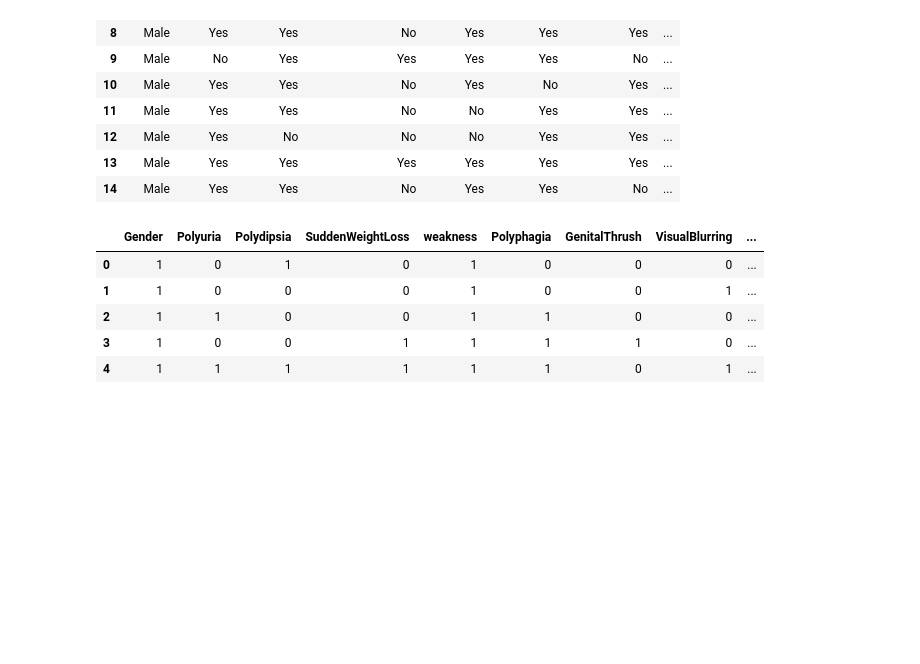
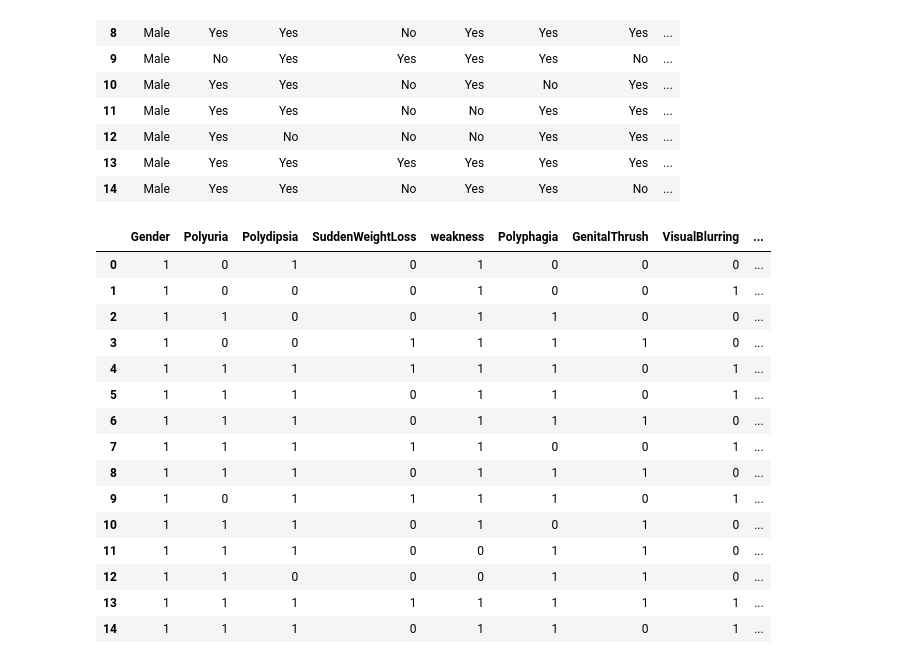
Before and after one commit to pdpavandesai/MergingDiabetesData, a Jupyter notebook: DuttaDatasetAnalysis.ipynb, the cells around one changed output. Drawn from its saved outputs; the diff is of its cells as text; code cells hidden in the pictures; blank space fills up the shorter version.

```diff
--- a/DuttaDatasetAnalysis.ipynb
+++ b/DuttaDatasetAnalysis.ipynb
@@ -396,8 +396,8 @@ selectedFeatures = ['Gender',
  'visual blurring',
  'partial paresis',
  'Alopecia']
-dataForMerging = duttaDataset_Actual_Copy[selectedFeatures].copy()
-dataForMerging.head(15)
+duttaDataset_Actual_Copy = duttaDataset_Actual_Copy[selectedFeatures]
+duttaDataset_Actual_Copy.head(15)
 # %% [output]
 |  | Gender | Polyuria | Polydipsia | sudden weight loss | weakness | Polyphagia | Genital thrush | ... |
 | 0 | Male | No | Yes | No | Yes | No | No | ... |
@@ -421,19 +418,32 @@ dataForMerging.rename(columns = {'sudden weight loss':'SuddenWeightLoss','Genita
 # %%
-dataForMerging['Gender'] = LabelEncoder().fit_transform(dataForMerging.Gender)
-dataForMerging['Polyuria'] = LabelEncoder().fit_transform(dataForMerging.Polyuria)
-dataForMerging['Polydipsia'] = LabelEncoder().fit_transform(dataForMerging.Polydipsia)
-dataForMerging['SuddenWeightLoss'] = LabelEncoder().fit_transform(dataForMerging.SuddenWeightLoss)
-dataForMerging['weakness'] = LabelEncoder().fit_transform(dataForMerging.weakness)
-dataForMerging['Polyphagia'] = LabelEncoder().fit_transform(dataForMerging.Polyphagia)
-dataForMerging['GenitalThrush'] = LabelEncoder().fit_transform(dataForMerging.GenitalThrush)
-dataForMerging['VisualBlurring'] = LabelEncoder().fit_transform(dataForMerging.VisualBlurring)
-dataForMerging['PartialParesis'] = LabelEncoder().fit_transform(dataForMerging.PartialParesis)
-dataForMerging['Alopecia'] = LabelEncoder().fit_transform(dataForMerging.Alopecia)
-dataForMerging.head()
+duttaDataset_Actual_Copy.rename(columns = {'sudden weight loss':'SuddenWeightLoss','Genital thrush' : 'GenitalThrush',
+                                 'visual blurring' : 'VisualBlurring', 'partial paresis' : 'PartialParesis'},inplace=True)
+
+duttaDataset_Actual_Copy['Gender'] = LabelEncoder().fit_transform(duttaDataset_Actual_Copy.Gender)
+duttaDataset_Actual_Copy['Polyuria'] = LabelEncoder().fit_transform(duttaDataset_Actual_Copy.Polyuria)
+duttaDataset_Actual_Copy['Polydipsia'] = LabelEncoder().fit_transform(duttaDataset_Actual_Copy.Polydipsia)
+duttaDataset_Actual_Copy['SuddenWeightLoss'] = LabelEncoder().fit_transform(duttaDataset_Actual_Copy.SuddenWeightLoss)
+duttaDataset_Actual_Copy['weakness'] = LabelEncoder().fit_transform(duttaDataset_Actual_Copy.weakness)
+duttaDataset_Actual_Copy['Polyphagia'] = LabelEncoder().fit_transform(duttaDataset_Actual_Copy.Polyphagia)
+duttaDataset_Actual_Copy['GenitalThrush'] = LabelEncoder().fit_transform(duttaDataset_Actual_Copy.GenitalThrush)
+duttaDataset_Actual_Copy['VisualBlurring'] = LabelEncoder().fit_transform(duttaDataset_Actual_Copy.VisualBlurring)
+duttaDataset_Actual_Copy['PartialParesis'] = LabelEncoder().fit_transform(duttaDataset_Actual_Copy.PartialParesis)
+duttaDataset_Actual_Copy['Alopecia'] = LabelEncoder().fit_transform(duttaDataset_Actual_Copy.Alopecia)
+duttaDataset_Actual_Copy.head(15)
 # %% [output]
 |  | Gender | Polyuria | Polydipsia | SuddenWeightLoss | weakness | Polyphagia | GenitalThrush | VisualBlurring | ... |
 | 0 | 1 | 0 | 1 | 0 | 1 | 0 | 0 | 0 | ... |
 | 1 | 1 | 0 | 0 | 0 | 1 | 0 | 0 | 1 | ... |
 | 2 | 1 | 1 | 0 | 0 | 1 | 1 | 0 | 0 | ... |
 | 3 | 1 | 0 | 0 | 1 | 1 | 1 | 1 | 0 | ... |
 | 4 | 1 | 1 | 1 | 1 | 1 | 1 | 0 | 1 | ... |
+| 5 | 1 | 1 | 1 | 0 | 1 | 1 | 0 | 1 | ... |
+| 6 | 1 | 1 | 1 | 0 | 1 | 1 | 1 | 0 | ... |
+| 7 | 1 | 1 | 1 | 1 | 1 | 0 | 0 | 1 | ... |
+| 8 | 1 | 1 | 1 | 0 | 1 | 1 | 1 | 0 | ... |
+| 9 | 1 | 0 | 1 | 1 | 1 | 1 | 0 | 1 | ... |
+| 10 | 1 | 1 | 1 | 0 | 1 | 0 | 1 | 0 | ... |
+| 11 | 1 | 1 | 1 | 0 | 0 | 1 | 1 | 0 | ... |
+| 12 | 1 | 1 | 0 | 0 | 0 | 1 | 1 | 0 | ... |
+| 13 | 1 | 1 | 1 | 1 | 1 | 1 | 1 | 1 | ... |
+| 14 | 1 | 1 | 1 | 0 | 1 | 1 | 0 | 1 | ... |
```
Also changed, not shown: parts of 2 cells of this notebook.
